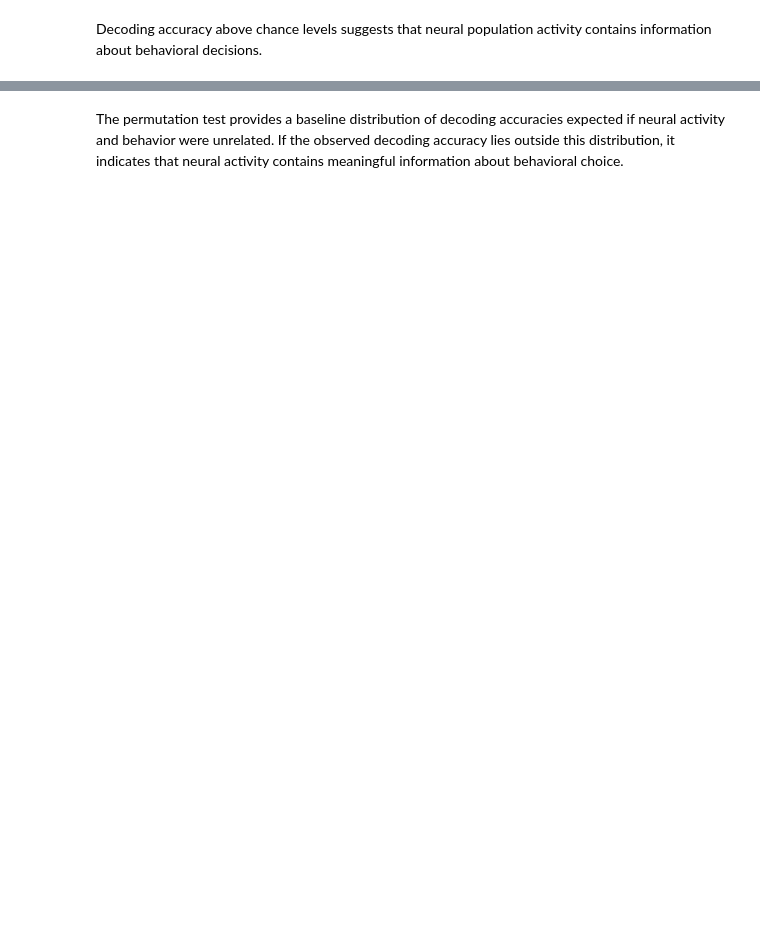
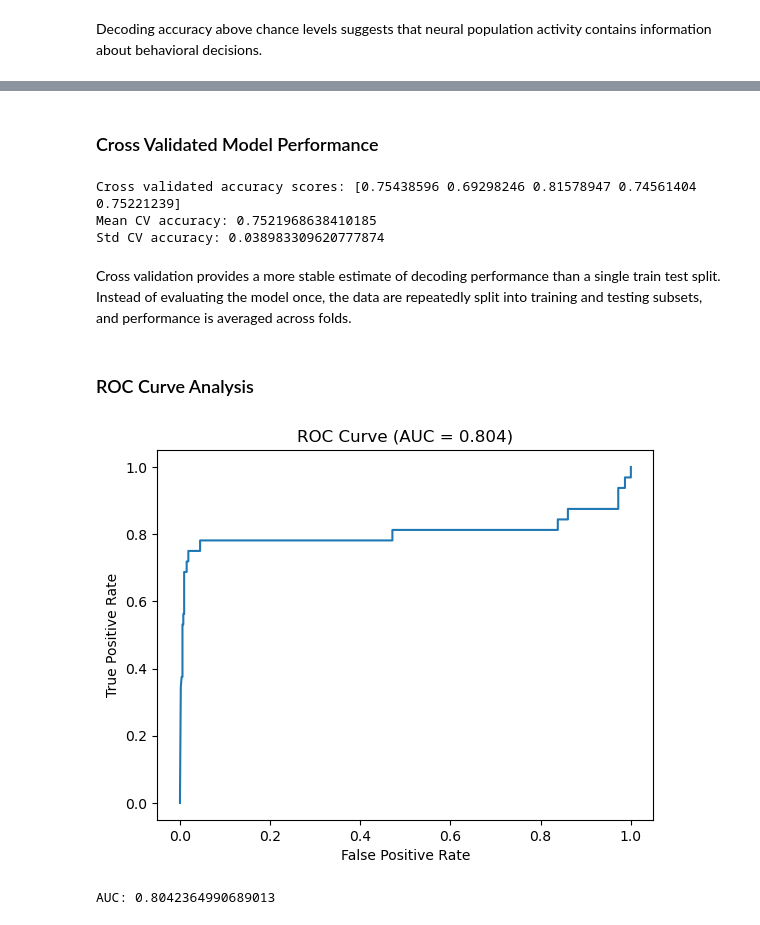
Before and after one commit to ishikanahar/Bipn162FinalProject, a Jupyter notebook: notebooks/neural_decoding_project.ipynb, the cells around one changed output, grey strips where cells are left out. Cells and saved outputs as stored; diff of their text form; code cells hidden in the pictures; blank space fills up the shorter version.

```diff
--- a/notebooks/neural_decoding_project.ipynb
+++ b/notebooks/neural_decoding_project.ipynb
@@ -147,2 +209,41 @@ plt.show()
-# %% [markdown]
-The permutation test provides a baseline distribution of decoding accuracies expected if neural activity and behavior were unrelated. If the observed decoding accuracy lies outside this distribution, it indicates that neural activity contains meaningful information about behavioral choice.
+# %% [markdown]
+### Cross Validated Model Performance
+# %%
+cv = StratifiedKFold(n_splits=5, shuffle=True, random_state=42)
+model = LogisticRegression(max_iter=1000)
+
+cv_scores = cross_val_score(model, X, y, cv=cv, scoring="accuracy")
+
+print("Cross validated accuracy scores:", cv_scores)
+print("Mean CV accuracy:", cv_scores.mean())
+print("Std CV accuracy:", cv_scores.std())
+# %% [output]
+Cross validated accuracy scores: [0.75438596 0.69298246 0.81578947 0.74561404 0.75221239]
+Mean CV accuracy: 0.7521968638410185
+Std CV accuracy: 0.038983309620777874
+# %% [markdown]
+Cross validation provides a more stable estimate of decoding performance than a single train test split. Instead of evaluating the model once, the data are repeatedly split into training and testing subsets, and performance is averaged across folds.
+# %% [markdown]
+### ROC Curve Analysis
+# %%
+from sklearn.model_selection import cross_val_predict
+from sklearn.metrics import roc_curve, roc_auc_score
+
+# Convert choice to binary if needed
+y_binary = (y == np.unique(y)[1]).astype(int)
+
+y_prob = cross_val_predict(model, X, y_binary, cv=cv, method="predict_proba")[:, 1]
+
+fpr, tpr, _ = roc_curve(y_binary, y_prob)
+auc = roc_auc_score(y_binary, y_prob)
+
+plt.plot(fpr, tpr)
+plt.xlabel("False Positive Rate")
+plt.ylabel("True Positive Rate")
+plt.title(f"ROC Curve (AUC = {auc:.3f})")
+plt.show()
+
+print("AUC:", auc)
+# %% [output]
+[figure, added]
+AUC: 0.8042364990689013
```
Also changed, not shown: parts of 37 cells of this notebook, 1 other file.
